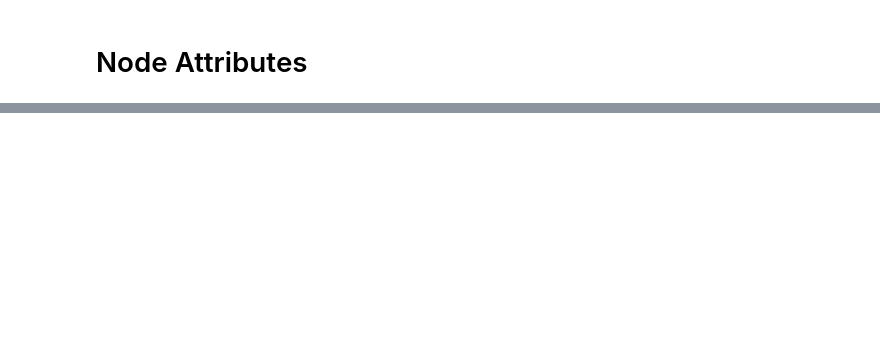
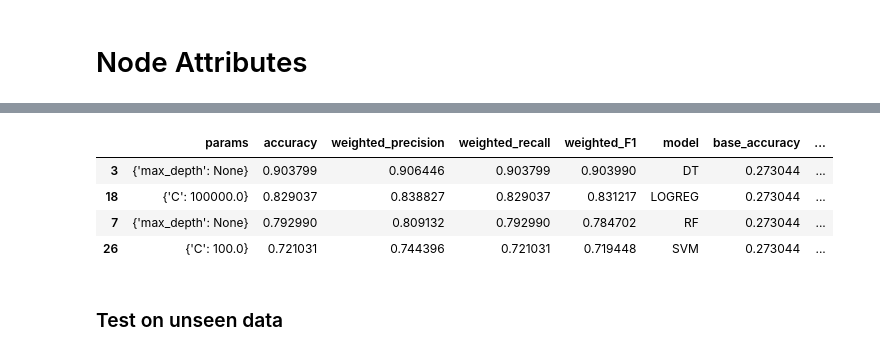
Before and after one commit to powerd4/SNA_project, a Jupyter notebook: notebooks/network_params.ipynb, the cells around one changed output, grey strips where cells are left out. Saved outputs shown, nothing was run; the diff lists cells and outputs as text; code cells hidden in the pictures; blank space fills up the shorter version.

```diff
--- a/notebooks/network_params.ipynb
+++ b/notebooks/network_params.ipynb
@@ -326,0 +505,11 @@ node_attributes
+# %%
+best_models = results.loc[results.groupby("model")["weighted_F1"].idxmax()]
+best_models
+# %% [output]
+|  | params | accuracy | weighted_precision | weighted_recall | weighted_F1 | model | base_accuracy | ... |
+| 3 | {'max_depth': None} | 0.903799 | 0.906446 | 0.903799 | 0.903990 | DT | 0.273044 | ... |
+| 18 | {'C': 100000.0} | 0.829037 | 0.838827 | 0.829037 | 0.831217 | LOGREG | 0.273044 | ... |
+| 7 | {'max_depth': None} | 0.792990 | 0.809132 | 0.792990 | 0.784702 | RF | 0.273044 | ... |
+| 26 | {'C': 100.0} | 0.721031 | 0.744396 | 0.721031 | 0.719448 | SVM | 0.273044 | ... |
+# %% [markdown]
+### Test on unseen data
```
Also changed, not shown: parts of 36 cells of this notebook.
